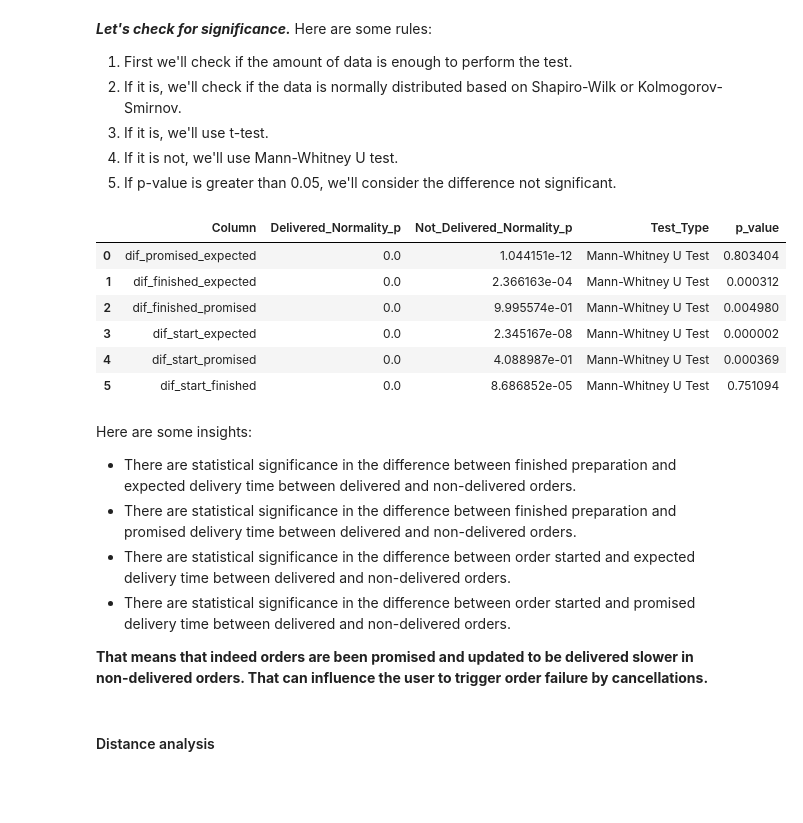
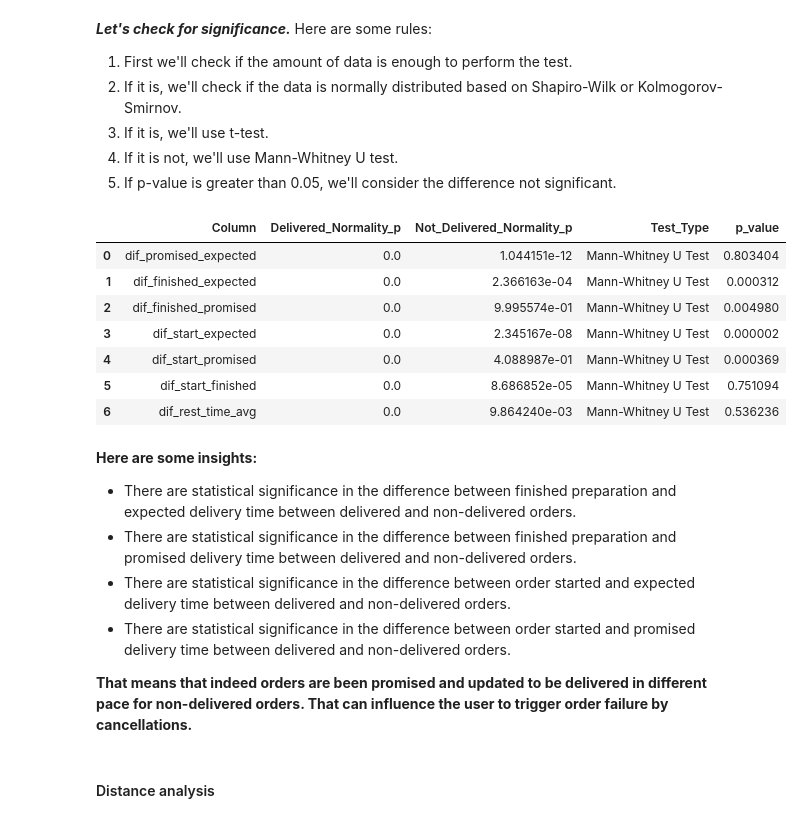
Before and after one commit to luzgui1/data_challenge, a Jupyter notebook: project.ipynb, the cells around one changed output. Cells and saved outputs as stored; diff of their text form; code cells hidden in the pictures; blank space fills up the shorter version.

```diff
--- a/project.ipynb
+++ b/project.ipynb
@@ -338,6 +403,6 @@ Now we can deal with the NaN values.
 # Remove rows where all columns are NaN
 df_order_staged_cleaned = df_merged_order.dropna(how='all')
 
-# Remove rows with a high proportion of NaN values (e.g., >60%)
-threshold = 0.6
+# Remove rows with a high proportion of NaN values (e.g., >50%)
+threshold = 0.5
 df_order_staged_cleaned = df_order_staged_cleaned.dropna(thresh=int(threshold * len(df_order_staged_cleaned.columns)))
@@ -343,0 +461,2 @@ df_order_staged_cleaned = df_order_staged_cleaned.dropna(thresh=int(threshold *
+# %%
+df_order_staged_cleaned = df_order_staged_cleaned.merge(df_order_restaurants, on=['restaurant_id','order_id'],how='left')
@@ -372,7 +504,7 @@ So, in order_stages, we cannot clearly understand exactly what happened to the f
 # %% [markdown]
 Here I'll select only variables related to time in the beginning of the order_stages
 # %%
-df_time = df_order_staged_cleaned[['order_id','order_state','order_stage','courier_id','vehicle_type','order_promised_delivery','order_stage_start','restaurant_finished_preparation','updated_expected_delivery_time']].loc[df_order_staged_cleaned['order_stage']=='order_proposed_to_courier'].copy()
+df_time = df_order_staged_cleaned[['order_id','order_state','order_stage','courier_id','vehicle_type','order_promised_delivery','order_stage_start','restaurant_finished_preparation','updated_expected_delivery_time','dif_rest_time_avg']].loc[df_order_staged_cleaned['order_stage']=='order_proposed_to_courier'].copy()
 df_time['order_stage_start'] = pd.to_datetime(df_time['order_stage_start'])
 df_time['updated_expected_delivery_time'] = pd.to_datetime(df_time['updated_expected_delivery_time'])
 # %%
@@ -498,21 +707,21 @@ Here are some rules:
 from scipy.stats import shapiro, kstest, ttest_ind, mannwhitneyu
 
 def evaluate_statistical_significance(df, target_column):
+
     """
-    Evaluate statistical significance between 'delivered' and 'not delivered' for a single column.
+    In this function I'll evaluate statistical significance of the difference among different target classes.
+    Step 1: I'll separate the data into two groups based on order_state (target)
+    Step 2: I'll handle cases with insufficient amount of data
+    Step 3: I'll check the normality by Shapiro-Wilk and Kolmogorov-Smirnov
+    Step 4: I'll determine the test type: if normal behavior -> t-test; if not -> Mann Whitney U test
+    Return: dictionary of results
+    """
 
-    Parameters:
-        df (pd.DataFrame): The dataframe containing the data.
-        target_column (str): The column to evaluate (e.g., 'dif_promised_expected').
-
-    Returns:
-        dict: A summary with normality results, test type, and p-value.
-    """
-    # Separate the data into two groups
+    # Step 1
     delivered = df[df['order_state'] == 1][target_column].dropna()
     not_delivered = df[df['order_state'] != 1][target_column].dropna()
 
-    # Step 1: Handle cases with insufficient data
+    # Step 2
     if len(delivered) < 10 or len(not_delivered) < 10:
         return {
             'Column': target_column,
@@ -522,7 +731,7 @@ def evaluate_statistical_significance(df, target_column):
             'p_value': None
         }
 
-    # Step 2: Check normality
+    # Step 3
     def check_normality(data):
         """Check normality using Shapiro-Wilk or Kolmogorov-Smirnov based on sample size."""
         if len(data) <= 5000:
@@ -534,17 +743,15 @@ def evaluate_statistical_significance(df, target_column):
     p_normality_delivered = check_normality(delivered)
     p_normality_not_delivered = check_normality(not_delivered)
 
-    # Step 3: Determine test type
+    # Step 4
     if p_normality_delivered > 0.05 and p_normality_not_delivered > 0.05:
-        # Both groups are normally distributed, use t-test
-        stat, p_value = ttest_ind(delivered, not_delivered, equal_var=False)  # Welch's t-test
+        _, p_value = ttest_ind(delivered, not_delivered, equal_var=False)  # Welch's t-test
         test_type = 't-test'
     else:
-        # At least one group is not normally distributed, use Mann-Whitney U Test
-        stat, p_value = mannwhitneyu(delivered, not_delivered)
+        _, p_value = mannwhitneyu(delivered, not_delivered)
         test_type = 'Mann-Whitney U Test'
 
-    # Step 4: Return results
+    # Return
     return {
         'Column': target_column,
         'Delivered_Normality_p': p_normality_delivered,
@@ -555,33 +762,35 @@ def evaluate_statistical_significance(df, target_column):
 # %%
 target_columns = [
     'dif_promised_expected',
     'dif_finished_expected',
     'dif_finished_promised',
     'dif_start_expected',
     'dif_start_promised',
-    'dif_start_finished'
+    'dif_start_finished',
+    'dif_rest_time_avg'
 ]
 
 results = [evaluate_statistical_significance(df_time, col) for col in target_columns]
 results_df = pd.DataFrame(results)
 
 pd.DataFrame(results)
 # %% [output]
 |  | Column | Delivered_Normality_p | Not_Delivered_Normality_p | Test_Type | p_value |
 | 0 | dif_promised_expected | 0.0 | 1.044151e-12 | Mann-Whitney U Test | 0.803404 |
 | 1 | dif_finished_expected | 0.0 | 2.366163e-04 | Mann-Whitney U Test | 0.000312 |
 | 2 | dif_finished_promised | 0.0 | 9.995574e-01 | Mann-Whitney U Test | 0.004980 |
 | 3 | dif_start_expected | 0.0 | 2.345167e-08 | Mann-Whitney U Test | 0.000002 |
 | 4 | dif_start_promised | 0.0 | 4.088987e-01 | Mann-Whitney U Test | 0.000369 |
 | 5 | dif_start_finished | 0.0 | 8.686852e-05 | Mann-Whitney U Test | 0.751094 |
+| 6 | dif_rest_time_avg | 0.0 | 9.864240e-03 | Mann-Whitney U Test | 0.536236 |
 # %% [markdown]
-Here are some insights: <br>
+**Here are some insights:** <br>
 - There are statistical significance in the difference between finished preparation and expected delivery time between delivered and non-delivered orders.
 - There are statistical significance in the difference between finished preparation and promised delivery time between delivered and non-delivered orders.
 - There are statistical significance in the difference between order started and expected delivery time between delivered and non-delivered orders.
 - There are statistical significance in the difference between order started and promised delivery time between delivered and non-delivered orders. <br>
 
-**That means that indeed orders are been promised and updated to be delivered slower in non-delivered orders. That can influence the user to trigger order failure by cancellations.**
+**That means that indeed orders are been promised and updated to be delivered in different pace for non-delivered orders. That can influence the user to trigger order failure by cancellations.**
 # %% [markdown]
 #### Distance analysis
 # %% [markdown]
```
Also changed, not shown: parts of 69 cells of this notebook.
